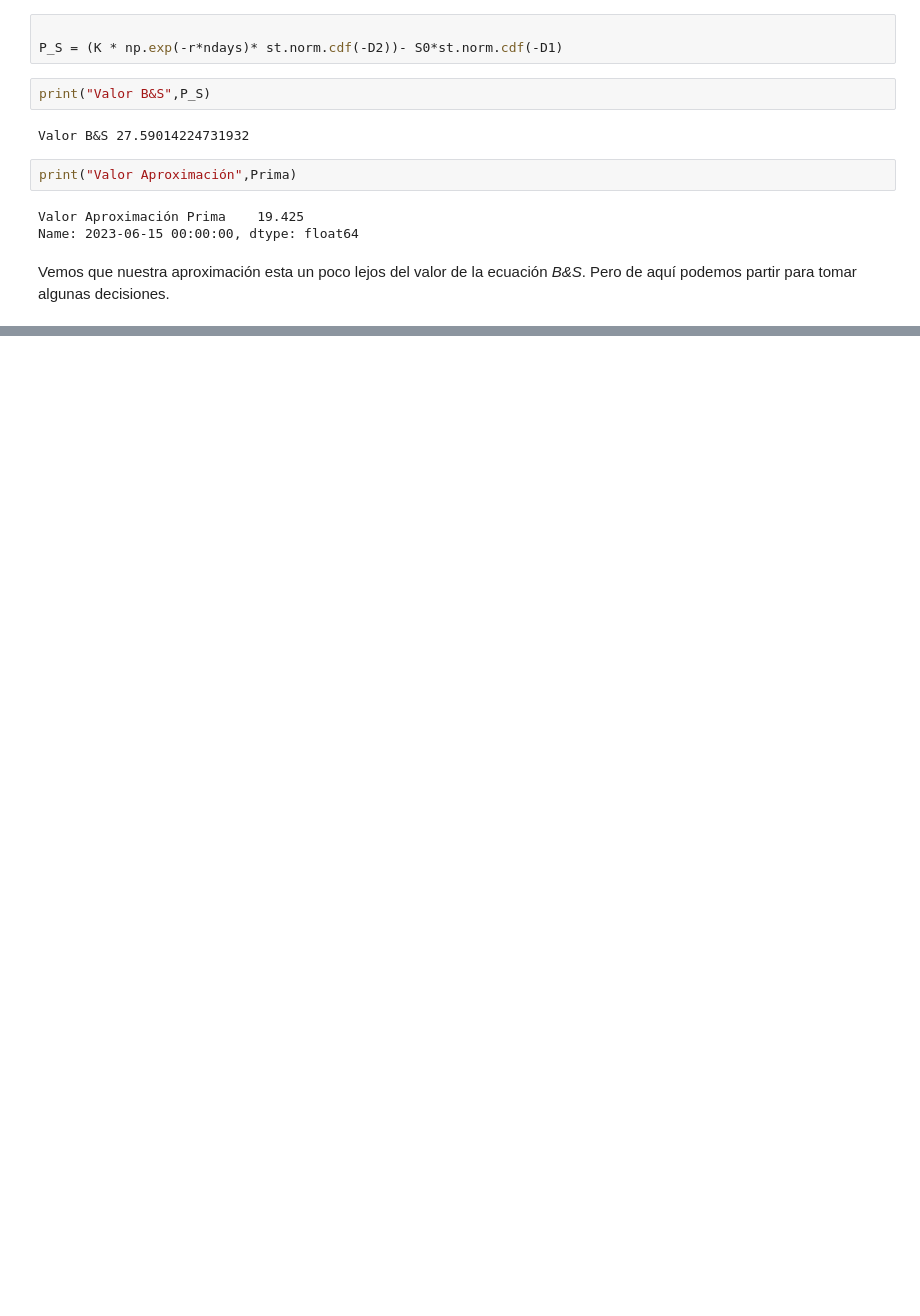
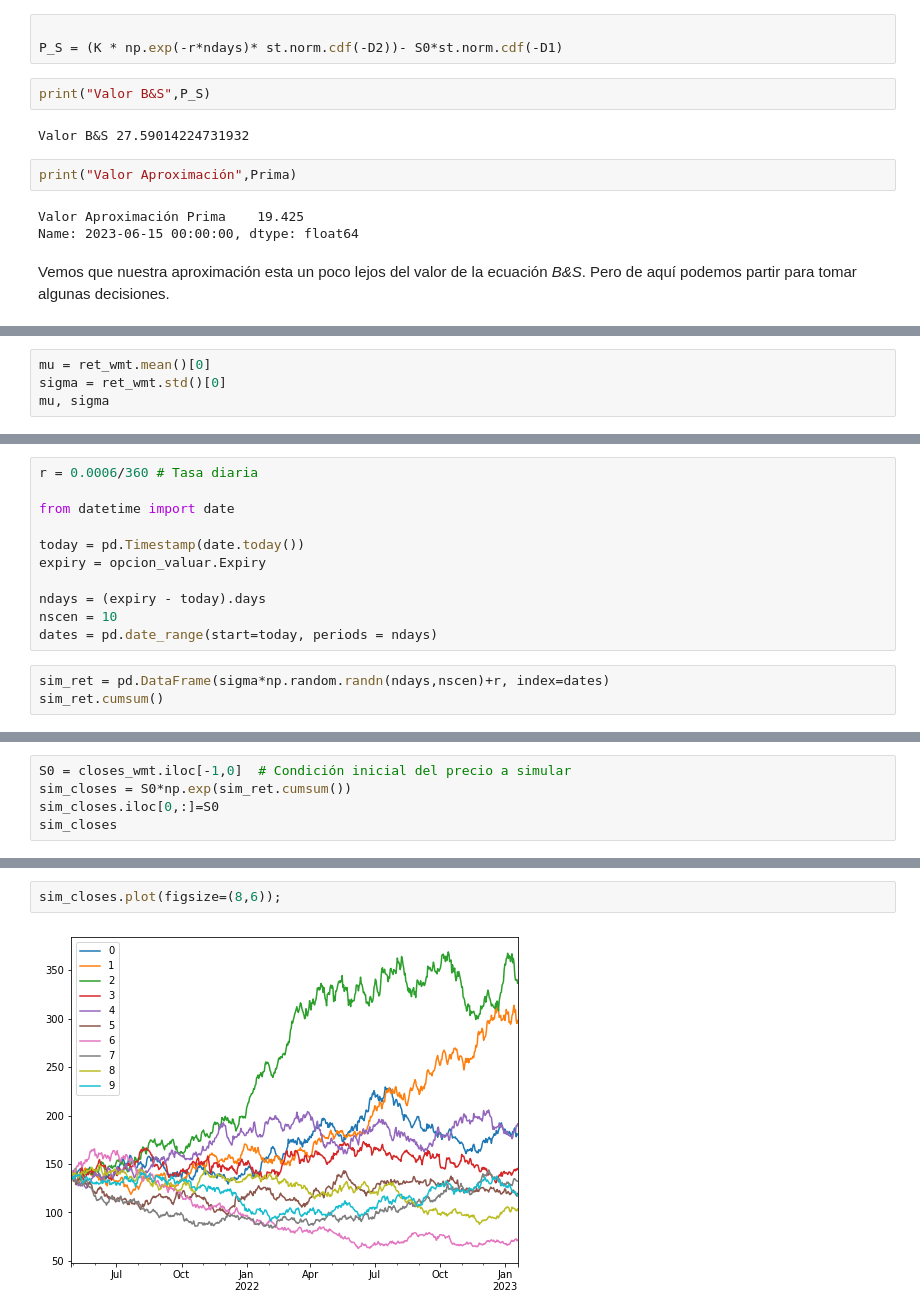
Before and after one commit to GerardoRVL97/TAREA_9_RUIZ_G_VAZQUEZ_C, a Jupyter notebook: TAREA_9_VAZQUEZ_C_RUIZ_G.ipynb, the cells around one changed output, grey strips where cells are left out. Saved outputs shown, nothing was run; the diff lists cells and outputs as text; blank space fills up the shorter version.

Commit message:
Ejercicio Completo
Ejercicio valuación de un opcion put de Walmart

```diff
--- a/TAREA_9_VAZQUEZ_C_RUIZ_G.ipynb
+++ b/TAREA_9_VAZQUEZ_C_RUIZ_G.ipynb
@@ -643,0 +787,4 @@ Vemos que nuestra aproximación esta un poco lejos del valor de la ecuación *B&
+# %%
+mu = ret_wmt.mean()[0]
+sigma = ret_wmt.std()[0]
+mu, sigma
@@ -643,0 +793,14 @@ Vemos que nuestra aproximación esta un poco lejos del valor de la ecuación *B&
+# %%
+r = 0.0006/360 # Tasa diaria
+
+from datetime import date
+
+today = pd.Timestamp(date.today())
+expiry = opcion_valuar.Expiry
+
+ndays = (expiry - today).days
+nscen = 10
+dates = pd.date_range(start=today, periods = ndays)
+# %%
+sim_ret = pd.DataFrame(sigma*np.random.randn(ndays,nscen)+r, index=dates)
+sim_ret.cumsum()
@@ -643,0 +821,5 @@ Vemos que nuestra aproximación esta un poco lejos del valor de la ecuación *B&
+# %%
+S0 = closes_wmt.iloc[-1,0]  # Condición inicial del precio a simular
+sim_closes = S0*np.exp(sim_ret.cumsum())
+sim_closes.iloc[0,:]=S0
+sim_closes
@@ -643,0 +840,4 @@ Vemos que nuestra aproximación esta un poco lejos del valor de la ecuación *B&
+# %%
+sim_closes.plot(figsize=(8,6));
+# %% [output]
+[figure, added]
```
Also changed, not shown: parts of 49 cells of this notebook.
